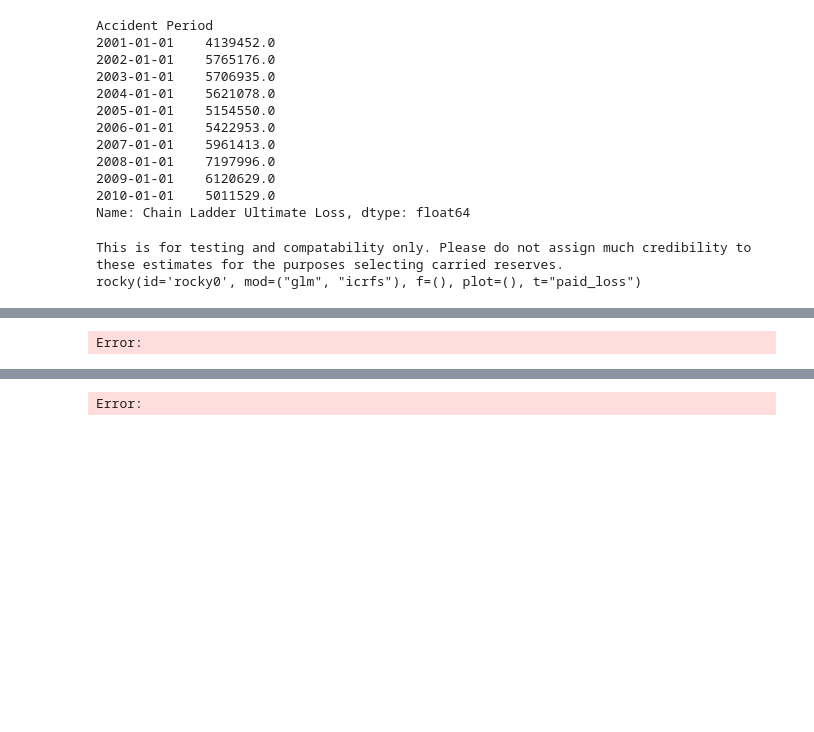
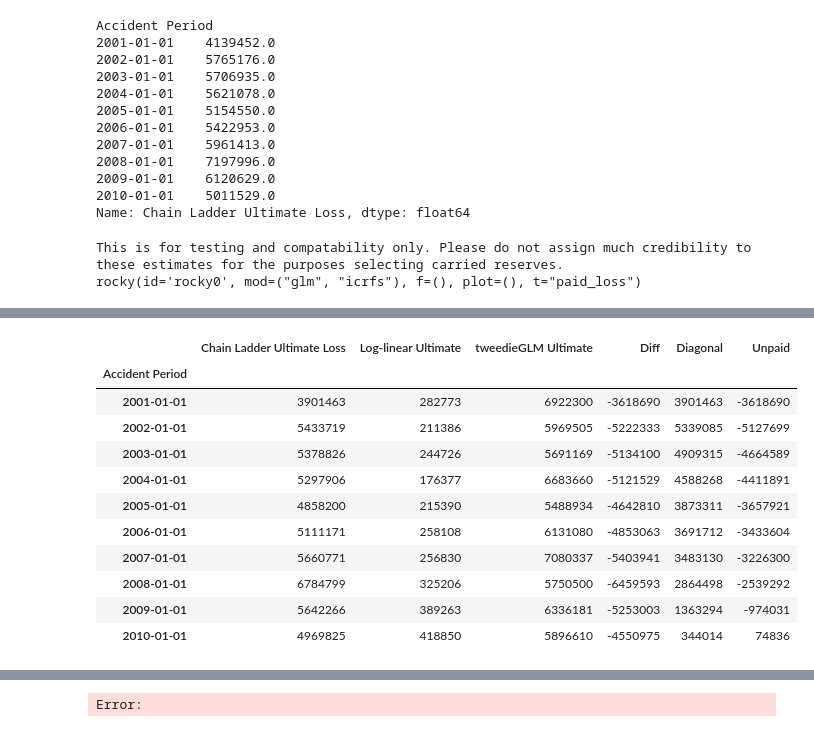
Before and after one commit to rocky-reserving/rocky, a Jupyter notebook: rocky-app/ROCKY Demo.ipynb, the cells around one changed output, grey strips where cells are left out. Cells and saved outputs as stored; diff of their text form; code cells hidden in the pictures; blank space fills up the shorter version.

```diff
--- a/rocky-app/ROCKY Demo.ipynb
+++ b/rocky-app/ROCKY Demo.ipynb
@@ -273,12 +549,23 @@ AttributeError: 'LogLinear' object has no attribute 'VarY'
 # %%
 # chain ladder ult vs GLM
-df = pd.concat([pd.DataFrame(r.paid_loss.ult()), pd.DataFrame(r.icrfs.Ultimate())], axis=1)
+df = pd.concat([pd.DataFrame(r.paid_loss.ult()), pd.DataFrame(r.icrfs.Ultimate()), pd.DataFrame(r.glm.Ultimate())], axis=1)
 df = df.assign(Diff=df['Log-linear Ultimate'] - df['Chain Ladder Ultimate Loss']).astype(int)
 df['Diagonal'] = r.paid_loss.diag().astype(int)
 df['Unpaid'] = df['Log-linear Ultimate'] - df.Diagonal
 df
 # %% [output]
-Error:
+|  | Chain Ladder Ultimate Loss | Log-linear Ultimate | tweedieGLM Ultimate | Diff | Diagonal | Unpaid |
+| Accident Period |  |  |  |  |  |  |
+| 2001-01-01 | 3901463 | 282773 | 6922300 | -3618690 | 3901463 | -3618690 |
+| 2002-01-01 | 5433719 | 211386 | 5969505 | -5222333 | 5339085 | -5127699 |
+| 2003-01-01 | 5378826 | 244726 | 5691169 | -5134100 | 4909315 | -4664589 |
+| 2004-01-01 | 5297906 | 176377 | 6683660 | -5121529 | 4588268 | -4411891 |
+| 2005-01-01 | 4858200 | 215390 | 5488934 | -4642810 | 3873311 | -3657921 |
+| 2006-01-01 | 5111171 | 258108 | 6131080 | -4853063 | 3691712 | -3433604 |
+| 2007-01-01 | 5660771 | 256830 | 7080337 | -5403941 | 3483130 | -3226300 |
+| 2008-01-01 | 6784799 | 325206 | 5750500 | -6459593 | 2864498 | -2539292 |
+| 2009-01-01 | 5642266 | 389263 | 6336181 | -5253003 | 1363294 | -974031 |
+| 2010-01-01 | 4969825 | 418850 | 5896610 | -4550975 | 344014 | 74836 |
 # %%
 r.icrfs.plot.obs_pred(log=True, color='dev')
 # %% [output]
```
Also changed, not shown: parts of 34 cells of this notebook, 5 other files.
